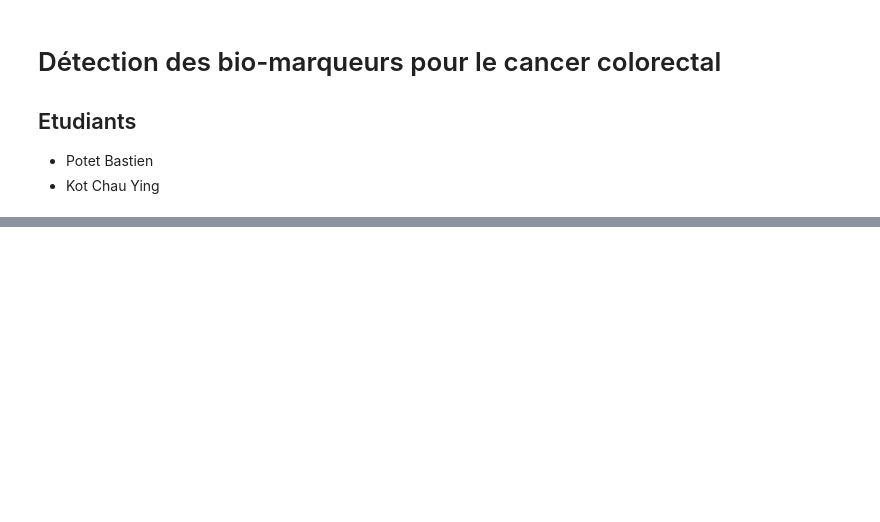
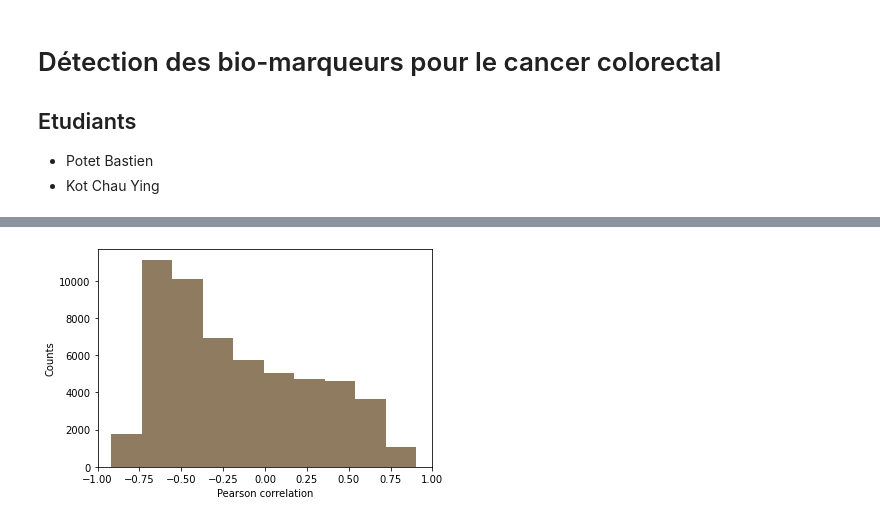
Before and after one commit to BPotet/BBC_project, a Jupyter notebook: project/BBC_project.ipynb, the cells around one changed output, grey strips where cells are left out. Cells and saved outputs as stored; diff of their text form; code cells hidden in the pictures; blank space fills up the shorter version.

```diff
--- a/project/BBC_project.ipynb
+++ b/project/BBC_project.ipynb
@@ -124,0 +254,16 @@ desired_profile = ['M87338', 'X51757', 'X69699', 'L36861', 'L13852', 'X55005', '
+# %%
+def histogram_pearson(data, desired_profile):
+    co_ra = pearson_genes(data_random,desired_profile,show_plot=0)
+    corr_ra = co_ra[0]
+
+    plt.figure()
+    plt.hist(corr)
+    plt.hist(corr_ra,alpha=0.5)
+    plt.xlabel('Pearson correlation')
+    plt.ylabel('Counts')
+    plt.xlim([-1,1])
+    plt.show()
+
+histogram_pearson(data_random, desired_profile)
+# %% [output]
+[figure, added]
```
Also changed, not shown: parts of 10 cells of this notebook.
